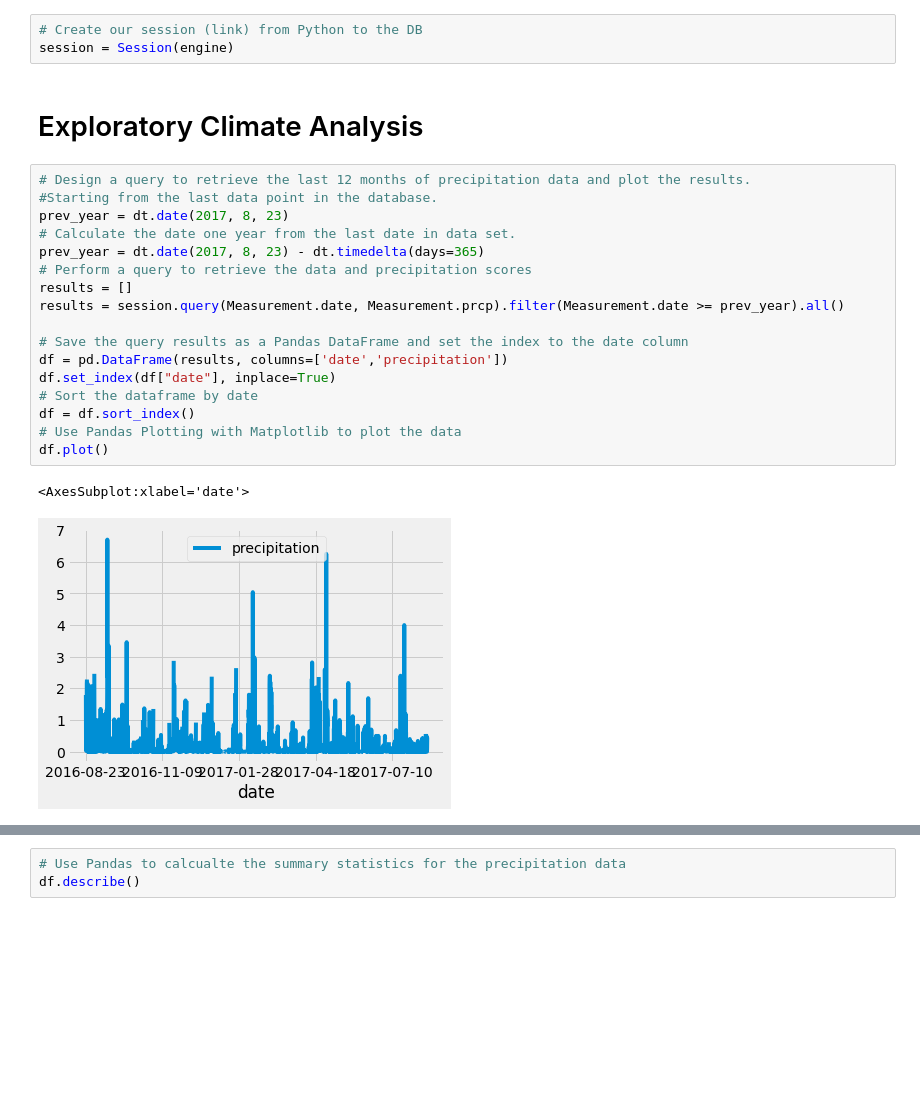
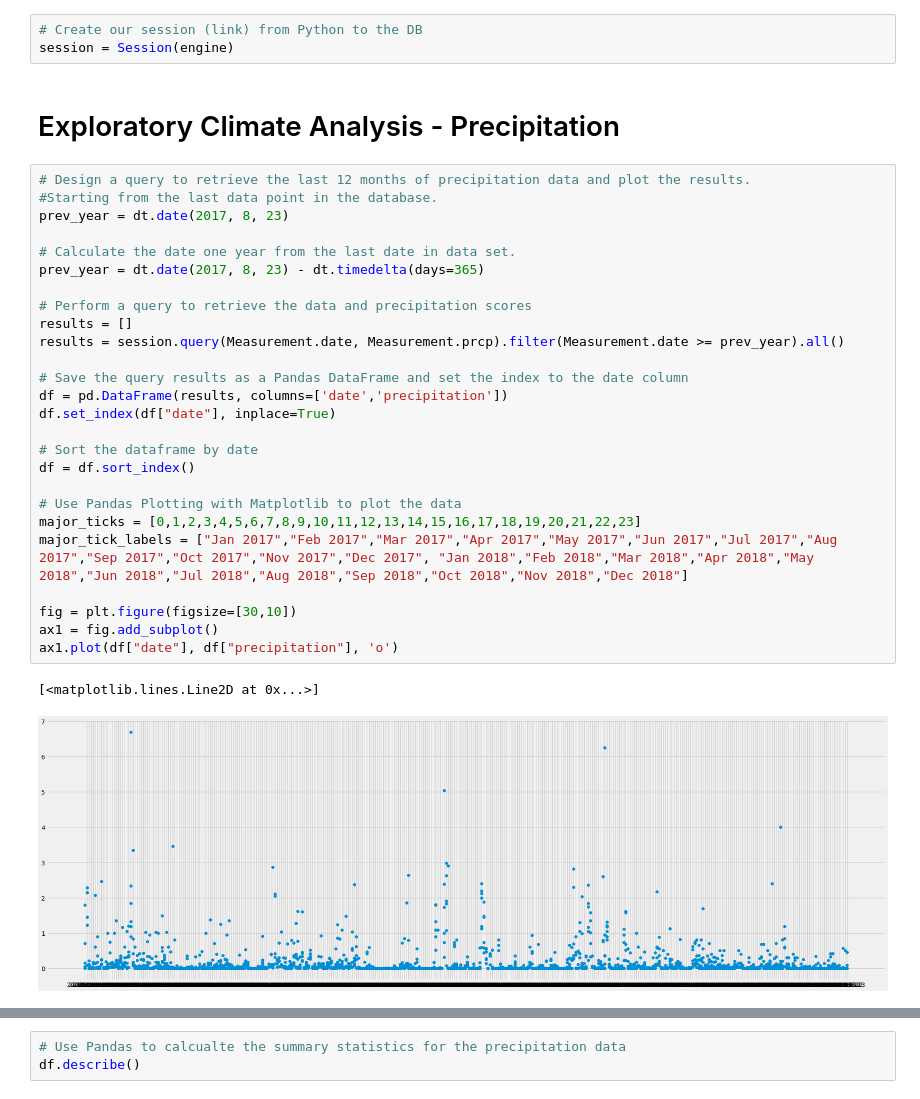
Before and after one commit to etdirksen/Climate-Business-Analysis, a Jupyter notebook: climate_analysis.ipynb, the cells around one changed output, grey strips where cells are left out. Cells and saved outputs as stored; diff of their text form; blank space fills up the shorter version.

```diff
--- a/climate_analysis.ipynb
+++ b/climate_analysis.ipynb
@@ -37,24 +37,33 @@ Station = Base.classes.station
 # Create our session (link) from Python to the DB
 session = Session(engine)
 # %% [markdown]
-# Exploratory Climate Analysis
+# Exploratory Climate Analysis - Precipitation
 # %%
 # Design a query to retrieve the last 12 months of precipitation data and plot the results.
 #Starting from the last data point in the database.
 prev_year = dt.date(2017, 8, 23)
+
 # Calculate the date one year from the last date in data set.
 prev_year = dt.date(2017, 8, 23) - dt.timedelta(days=365)
+
 # Perform a query to retrieve the data and precipitation scores
 results = []
 results = session.query(Measurement.date, Measurement.prcp).filter(Measurement.date >= prev_year).all()
 
 # Save the query results as a Pandas DataFrame and set the index to the date column
 df = pd.DataFrame(results, columns=['date','precipitation'])
 df.set_index(df["date"], inplace=True)
+
 # Sort the dataframe by date
 df = df.sort_index()
+
 # Use Pandas Plotting with Matplotlib to plot the data
-df.plot()
+major_ticks = [0,1,2,3,4,5,6,7,8,9,10,11,12,13,14,15,16,17,18,19,20,21,22,23]
+major_tick_labels = ["Jan 2017","Feb 2017","Mar 2017","Apr 2017","May 2017","Jun 2017","Jul 2017","Aug 2017","Sep 2017","Oct 2017","Nov 2017","Dec 2017", "Jan 2018","Feb 2018","Mar 2018","Apr 2018","May 2018","Jun 2018","Jul 2018","Aug 2018","Sep 2018","Oct 2018","Nov 2018","Dec 2018"]
+
+fig = plt.figure(figsize=[30,10])
+ax1 = fig.add_subplot()
+ax1.plot(df["date"], df["precipitation"], 'o')
 # %% [output]
-<AxesSubplot:xlabel='date'>
+[<matplotlib.lines.Line2D at 0x...>]
-[figure, old version]
+[figure, new version]
```
Also changed, not shown: parts of 9 cells of this notebook.
